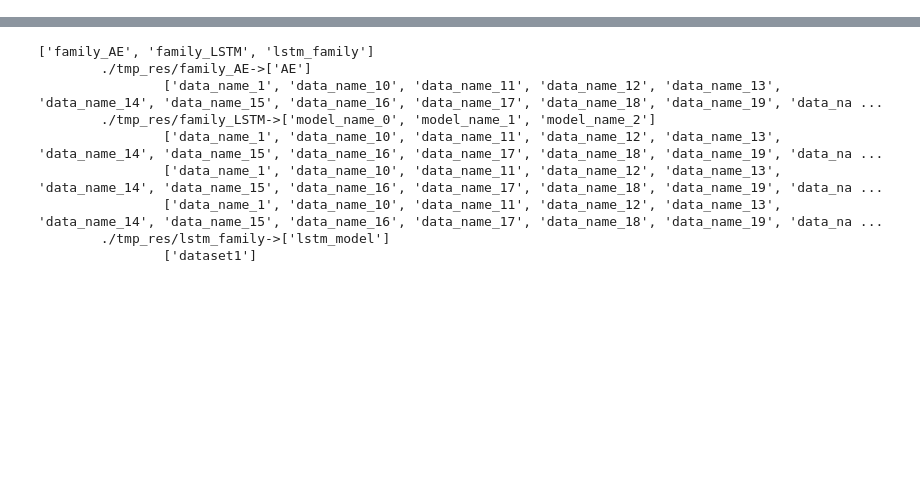
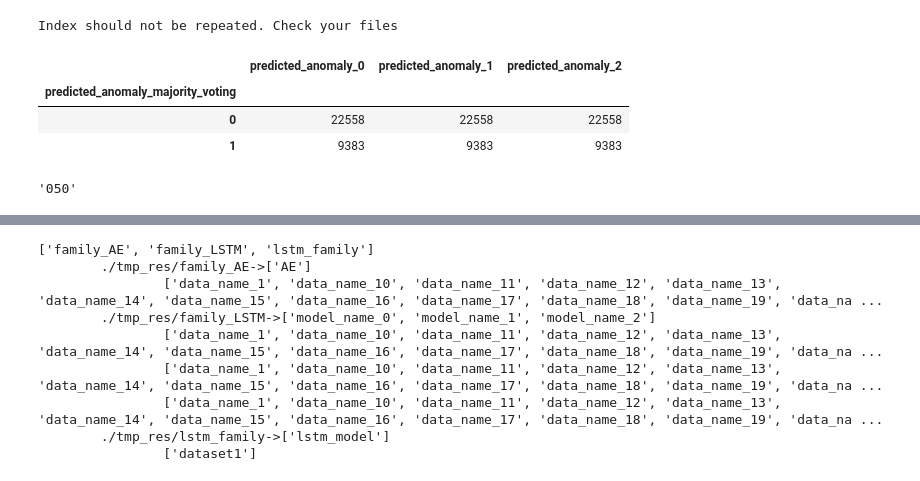
Before and after one commit to Anastasis-Iliopoulos/timeseries-anomaly-detection-with-feature-bagging-and-nested-rotations, a Jupyter notebook: test.ipynb, the cells around one changed output, grey strips where cells are left out. Drawn from its saved outputs; the diff is of its cells as text; code cells hidden in the pictures; blank space fills up the shorter version.

```diff
--- a/test.ipynb
+++ b/test.ipynb
@@ -22,0 +27,4 @@ import time
+# %%
+df = ru.family_majority_voting(top_level_folder="./tmp_res////", model_family="family_LSTM")
+df.groupby(["predicted_anomaly_majority_voting"]).count()
+# %% [output]
@@ -23,3 +32,12 @@ import time
+Index should not be repeated. Check your files
+|  | predicted_anomaly_0 | predicted_anomaly_1 | predicted_anomaly_2 |
+| predicted_anomaly_majority_voting |  |  |  |
+| 0 | 22558 | 22558 | 22558 |
+| 1 | 9383 | 9383 | 9383 |
+# %%
+str(50).rjust(3,"0")
+# %% [output]
+'050'
 # %%
 # np.random.seed(0)
 # np.random.choice(10, 3, replace=False).tolist()
```
Also changed, not shown: parts of 7 cells of this notebook, 2 other files.
